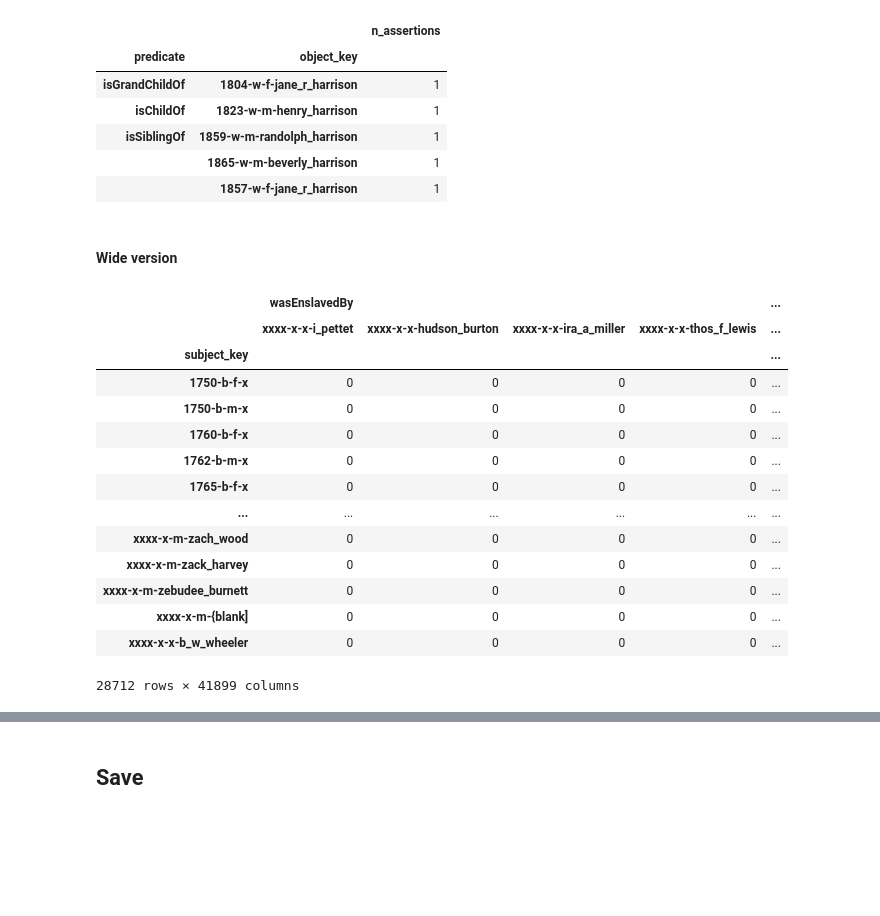
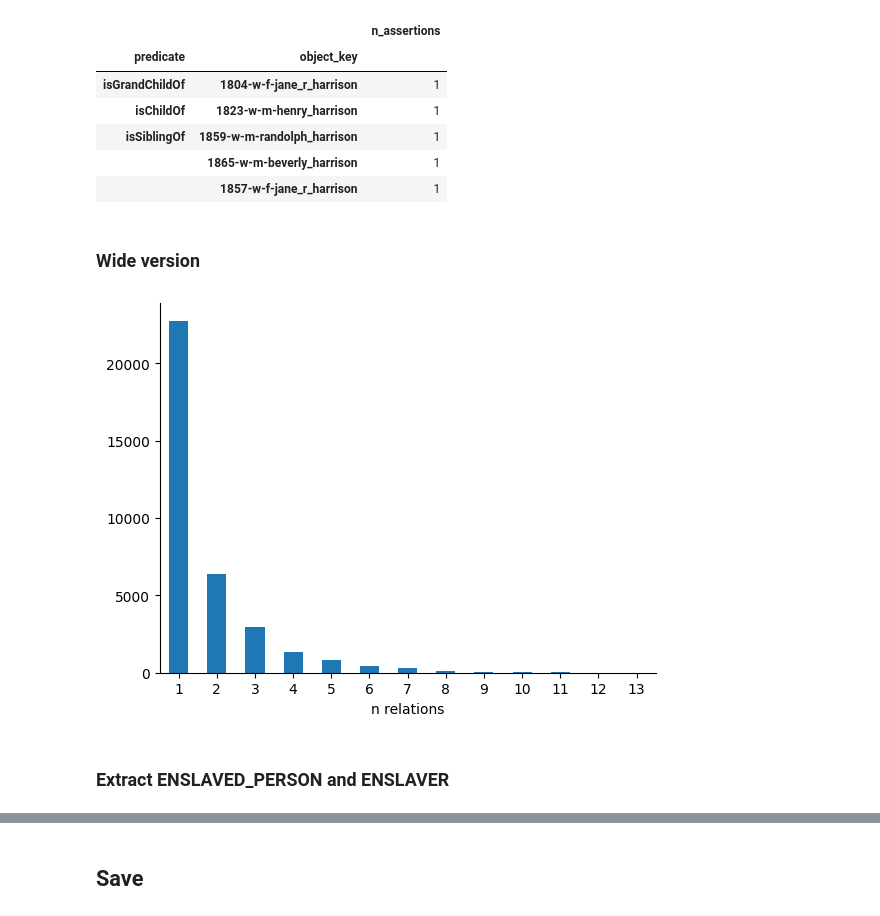
Before and after one commit to ontoligent/know-their-names, a Jupyter notebook: notebooks/01-import.ipynb, the cells around one changed output, grey strips where cells are left out. Cells and saved outputs as stored; diff of their text form; code cells hidden in the pictures; blank space fills up the shorter version.

```diff
--- a/notebooks/01-import.ipynb
+++ b/notebooks/01-import.ipynb
@@ -356,25 +319,25 @@ RELATION.loc['1863-w-m-edward_c_harrison']
 |  | 1865-w-m-beverly_harrison | 1 |
 |  | 1857-w-f-jane_r_harrison | 1 |
 # %% [markdown]
-#### Wide version
+### Wide version
 # %%
 X = A.value_counts(['predicate','object_key','subject_key']).unstack(fill_value=0).T.sort_index().astype(int)
 X.columns.names = [None,None]
+# %%
+ax = X.T.sum().sort_values().value_counts().sort_index().head(13).plot.bar(rot=0)
+ax.set_xlabel("n relations")
+sns.despine()
+# plt.title("Counts of Relations Numbers")
+plt.show()
+# %% [output]
+[figure, added]
+# %% [markdown]
+### Extract ENSLAVED_PERSON and ENSLAVER
 # %%
-X
+# ENSLAVED_PERSON = X['wasEnslavedBy'].stack()
+# ENSLAVED_PERSON = ENSLAVED_PERSON[ENSLAVED_PERSON > 0].to_frame('n')
+# ENSLAVED_PERSON.index.names = ['person_key', 'enslaver_key']
+# ENSLAVED_PERSON = ENSLAVED_PERSON.sort_index()
+# ENSLAVED_PERSON['enslaved_key'] = ENSLAVED_PERSON.apply(lambda x: f"{x.name[0]}-{x.name[1]}", axis=1)
+# ENSLAVED_PERSON.enslaved_key = ENSLAVED_PERSON.enslaved_key.str.replace(r"-xxxx-x-x-", "@", regex=True)
+# ENSLAVED_PERSON
-# %% [output]
-|  | wasEnslavedBy |  |  |  | ... |
-|  | xxxx-x-x-i_pettet | xxxx-x-x-hudson_burton | xxxx-x-x-ira_a_miller | xxxx-x-x-thos_f_lewis | ... |
-| subject_key |  |  |  |  | ... |
-| 1750-b-f-x | 0 | 0 | 0 | 0 | ... |
-| 1750-b-m-x | 0 | 0 | 0 | 0 | ... |
-| 1760-b-f-x | 0 | 0 | 0 | 0 | ... |
-| 1762-b-m-x | 0 | 0 | 0 | 0 | ... |
-| 1765-b-f-x | 0 | 0 | 0 | 0 | ... |
-| ... | ... | ... | ... | ... | ... |
-| xxxx-x-m-zach_wood | 0 | 0 | 0 | 0 | ... |
-| xxxx-x-m-zack_harvey | 0 | 0 | 0 | 0 | ... |
-| xxxx-x-m-zebudee_burnett | 0 | 0 | 0 | 0 | ... |
-| xxxx-x-m-{blank] | 0 | 0 | 0 | 0 | ... |
-| xxxx-x-x-b_w_wheeler | 0 | 0 | 0 | 0 | ... |
-28712 rows × 41899 columns
```
Also changed, not shown: parts of 53 cells of this notebook.
